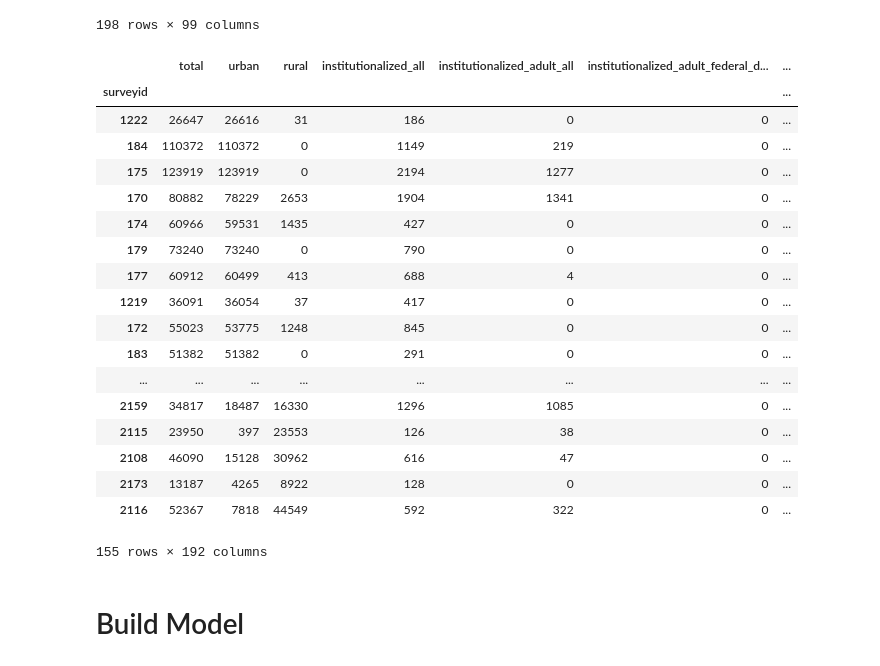
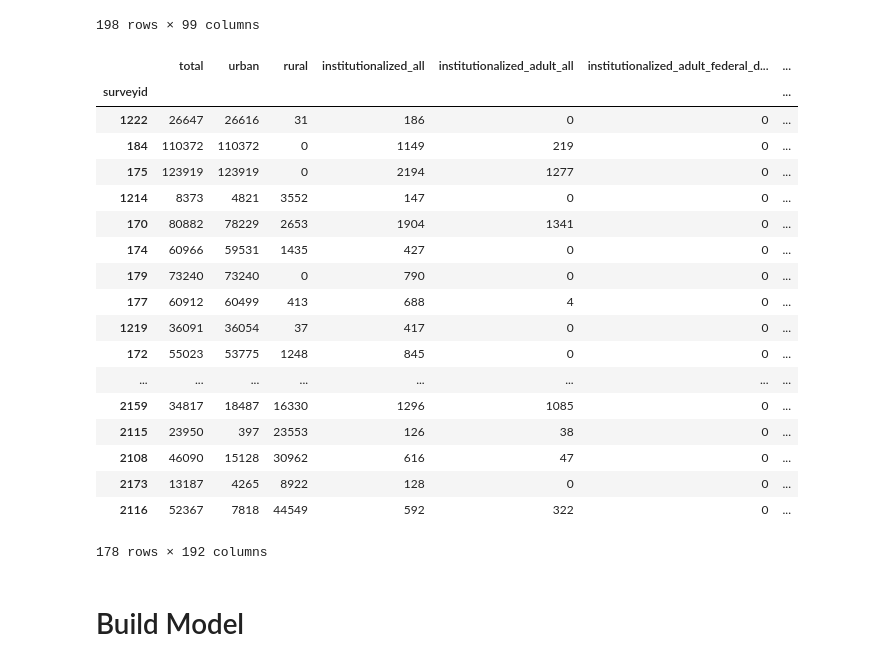
Before and after one commit to along528/insight, a Jupyter notebook: models/random_forest_classifier.ipynb, the cells around one changed output. Drawn from its saved outputs; the diff is of its cells as text; code cells hidden in the pictures.

```diff
--- a/models/random_forest_classifier.ipynb
+++ b/models/random_forest_classifier.ipynb
@@ -156,51 +156,51 @@ def add_features(data_tmp):
 
     data['rpsi'] = rpsi
     data = data[data['rpsi']<10]
-    data = data[data['total']>10000]
+    #data = data[data['total']>10000]
 
     #build comparison features
     data['black_over_white_population_disparity'] = data['population_black'].div(data['population_white'],axis=0).fillna(1)
     data['black_over_white_income_disparity'] = data['total_income_estimate_black'].div(data['total_income_estimate_white'],axis=0).fillna(1)
     data['black_over_white_population_disparity'] = data['population_black'].div(data['population_white'],axis=0).fillna(1)
     data['black_over_white_institutionalized_disparity'] = data['institutionalized_black'].div(data['institutionalized_white'],axis=0).fillna(1)
     data['black_over_white_institutionalized_adult_disparity'] = data['institutionalized_adult_black'].div(data['institutionalized_adult_white'],axis=0).fillna(1)
     data['black_over_white_institutionalized_adult_federal_detention_disparity'] = data['institutionalized_adult_federal_detention_black'].div(data['institutionalized_adult_federal_detention_white'],axis=0).fillna(1)
     data['black_over_white_institutionalized_adult_federal_prison_disparity'] = data['institutionalized_adult_federal_prison_black'].div(data['institutionalized_adult_federal_prison_white'],axis=0).fillna(1)
     data['black_over_white_institutionalized_adult_state_prison_disparity'] = data['institutionalized_adult_state_prison_black'].div(data['institutionalized_adult_state_prison_white'],axis=0).fillna(1)
     data['black_over_white_institutionalized_adult_local_jail_disparity'] = data['institutionalized_adult_local_jail_black'].div(data['institutionalized_adult_local_jail_white'],axis=0).fillna(1)
     data['black_over_white_institutionalized_juvenile_disparity'] = data['institutionalized_juvenile_black'].div(data['institutionalized_juvenile_white'],axis=0).fillna(1)
     #compare deomgraphics in police department and in population
     for race in ['black','white']:
         num = data[race].div(data['swnftemp'],axis=0)
         denom = data['population_'+race].div(data['total'],axis=0)
         data[race+'_officer_disparity'] = num.div(denom)
     data['black_over_white_officer_disparity'] = data['black_officer_disparity'].div(data['white_officer_disparity'])
     data = data.replace([np.inf, -np.inf], np.nan)
     data = data.dropna()
     return data
 val_data = add_features(val_data)
 test_data = add_features(test_data)
 val_data
 # %% [output]
 |  | total | urban | rural | institutionalized_all | institutionalized_adult_all | institutionalized_adult_federal_d... | ... |
 | surveyid |  |  |  |  |  |  | ... |
 | 1222 | 26647 | 26616 | 31 | 186 | 0 | 0 | ... |
 | 184 | 110372 | 110372 | 0 | 1149 | 219 | 0 | ... |
 | 175 | 123919 | 123919 | 0 | 2194 | 1277 | 0 | ... |
+| 1214 | 8373 | 4821 | 3552 | 147 | 0 | 0 | ... |
 | 170 | 80882 | 78229 | 2653 | 1904 | 1341 | 0 | ... |
 | 174 | 60966 | 59531 | 1435 | 427 | 0 | 0 | ... |
 | 179 | 73240 | 73240 | 0 | 790 | 0 | 0 | ... |
 | 177 | 60912 | 60499 | 413 | 688 | 4 | 0 | ... |
 | 1219 | 36091 | 36054 | 37 | 417 | 0 | 0 | ... |
 | 172 | 55023 | 53775 | 1248 | 845 | 0 | 0 | ... |
-| 183 | 51382 | 51382 | 0 | 291 | 0 | 0 | ... |
 | ... | ... | ... | ... | ... | ... | ... | ... |
 | 2159 | 34817 | 18487 | 16330 | 1296 | 1085 | 0 | ... |
 | 2115 | 23950 | 397 | 23553 | 126 | 38 | 0 | ... |
 | 2108 | 46090 | 15128 | 30962 | 616 | 47 | 0 | ... |
 | 2173 | 13187 | 4265 | 8922 | 128 | 0 | 0 | ... |
 | 2116 | 52367 | 7818 | 44549 | 592 | 322 | 0 | ... |
-155 rows × 192 columns
+178 rows × 192 columns
 # %%
 val_data.to_sql('val_data',engine,if_exists='replace')
 # %%
```
Also changed, not shown: parts of 8 cells of this notebook, 1 other file.
